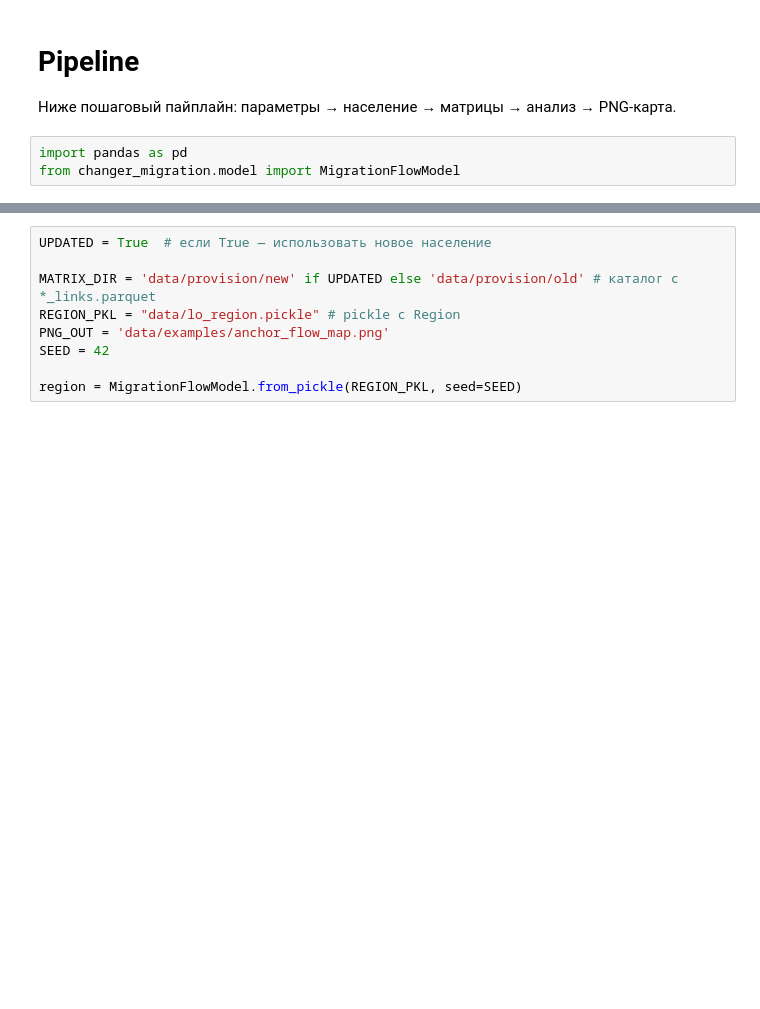
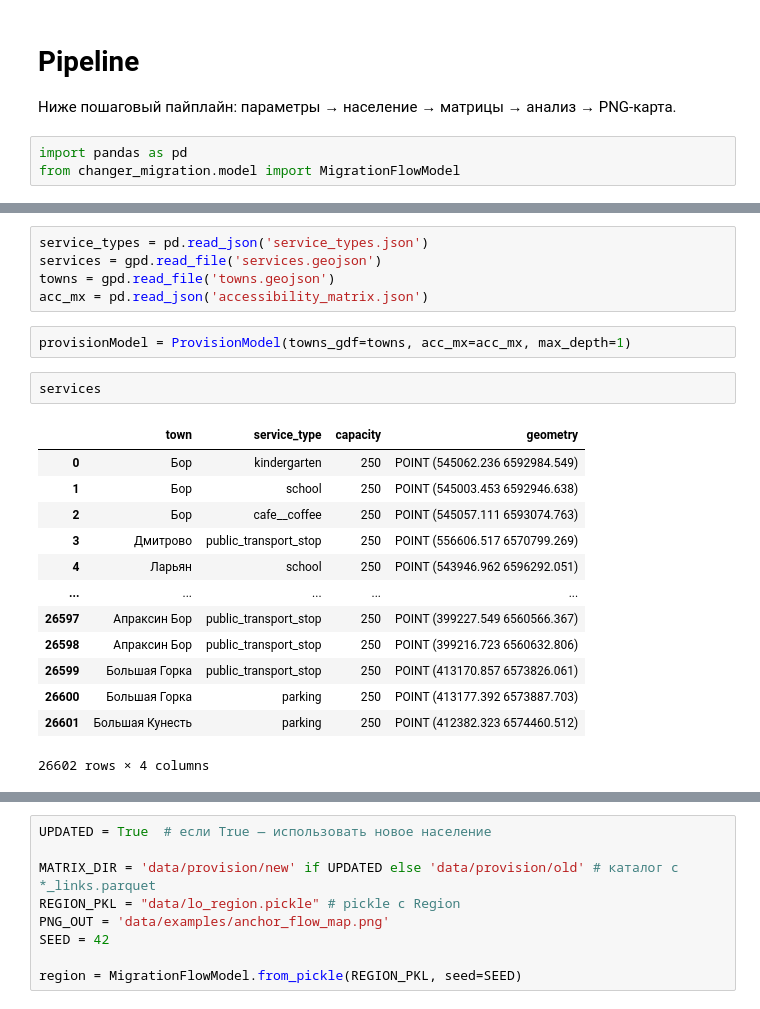
Before and after one commit to romanroff/changer-migration-model, a Jupyter notebook: pipeline.ipynb, the cells around one changed output, grey strips where cells are left out. Saved outputs shown, nothing was run; the diff lists cells and outputs as text; blank space fills up the shorter version.

```diff
--- a/pipeline.ipynb
+++ b/pipeline.ipynb
@@ -11,0 +34,23 @@ from changer_migration.model import MigrationFlowModel
+# %%
+service_types = pd.read_json('service_types.json')
+services = gpd.read_file('services.geojson')
+towns = gpd.read_file('towns.geojson')
+acc_mx = pd.read_json('accessibility_matrix.json')
+# %%
+provisionModel = ProvisionModel(towns_gdf=towns, acc_mx=acc_mx, max_depth=1)
+# %%
+services
+# %% [output]
+|  | town | service_type | capacity | geometry |
+| 0 | Бор | kindergarten | 250 | POINT (545062.236 6592984.549) |
+| 1 | Бор | school | 250 | POINT (545003.453 6592946.638) |
+| 2 | Бор | cafe__coffee | 250 | POINT (545057.111 6593074.763) |
+| 3 | Дмитрово | public_transport_stop | 250 | POINT (556606.517 6570799.269) |
+| 4 | Ларьян | school | 250 | POINT (543946.962 6596292.051) |
+| ... | ... | ... | ... | ... |
+| 26597 | Апраксин Бор | public_transport_stop | 250 | POINT (399227.549 6560566.367) |
+| 26598 | Апраксин Бор | public_transport_stop | 250 | POINT (399216.723 6560632.806) |
+| 26599 | Большая Горка | public_transport_stop | 250 | POINT (413170.857 6573826.061) |
+| 26600 | Большая Горка | parking | 250 | POINT (413177.392 6573887.703) |
+| 26601 | Большая Кунесть | parking | 250 | POINT (412382.323 6574460.512) |
+26602 rows × 4 columns
```
Also changed, not shown: parts of 9 cells of this notebook, 6 other files.
